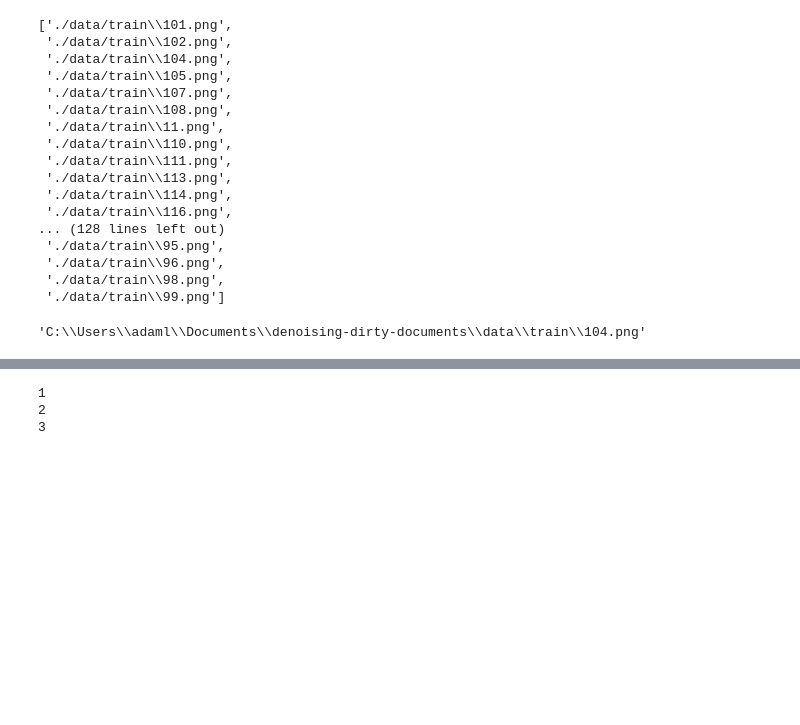
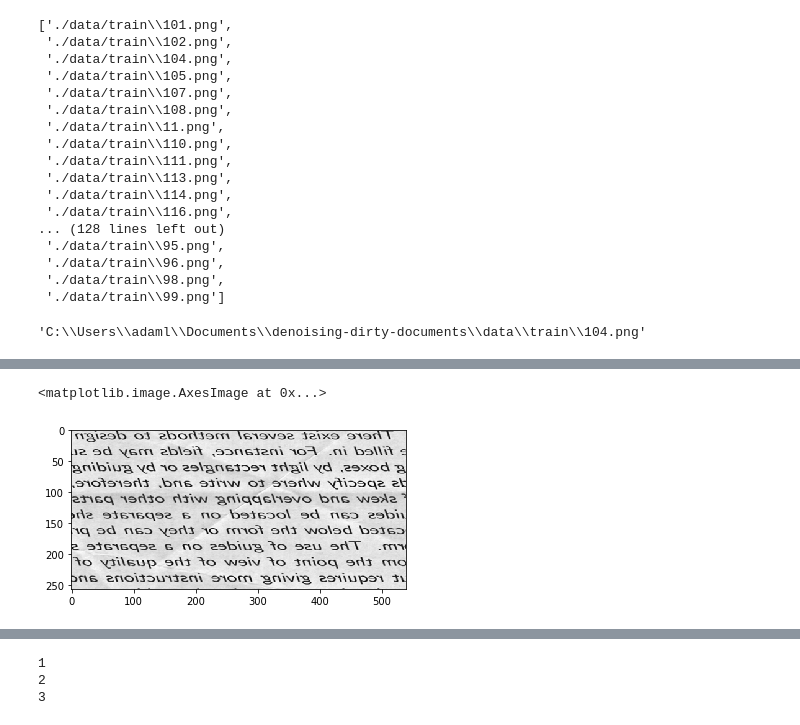
Before and after one commit to jimzers/denoising-docs, a Jupyter notebook: cyclegan_denoising.ipynb, the cells around one changed output, grey strips where cells are left out. Cells and saved outputs as stored; diff of their text form; code cells hidden in the pictures; blank space fills up the shorter version.

```diff
--- a/cyclegan_denoising.ipynb
+++ b/cyclegan_denoising.ipynb
@@ -259,8 +259,8 @@ class DocumentsDataset(Dataset):
             transformed_clean = self.transform(transformed_clean)
 
         # because the image is single channel, we need to unsqueeze so it shows that single channel.
-        transformed_dirty = torch.unsqueeze(transformed_dirty, dim=0)
-        transformed_clean = torch.unsqueeze(transformed_clean, dim=0)
+#         transformed_dirty = torch.unsqueeze(transformed_dirty, dim=0)
+#         transformed_clean = torch.unsqueeze(transformed_clean, dim=0)
 
         return {'dirty': transformed_dirty, 'clean': transformed_clean}
 # %%
@@ -295,12 +295,20 @@ os.path.abspath(test_arr[2])
 # %% [output]
 'C:\\Users\\adaml\\Documents\\denoising-dirty-documents\\data\\train\\104.png'
 # %%
+img_h = 256
+img_w = 540
+# params = {'batch_size': 16,
+#           'shuffle': True,
+#           'num_workers': 10}
+params = {'batch_size': 4,
+          'shuffle': True,
+          'num_workers': 0}
 trans = transforms.Compose([
     transforms.Resize((int(img_h*1.12),int(img_w*1.12)), Image.BICUBIC), # make it bigger so random crop is more random
     transforms.RandomCrop((img_h, img_w)),
     transforms.RandomHorizontalFlip(),
     transforms.ToTensor(),
-    transforms.Normalize(0.5, 0.5) # mean, std of each channel. can provice a tuple for 3 dim images
+    transforms.Normalize((0.5,), (0.5,)) # mean, std of each channel. can provice a tuple for 3 dim images
 ])
 training_set = DocumentsDataset(dirty_dir='./data/train/', clean_dir='./data/train_cleaned/', transform=trans)
 training_generator = DataLoader(training_set, **params)
@@ -308,0 +319,3 @@ NameError: name 'img_h' is not defined
+# %%
+dataiter = iter(training_generator)
+lol = dataiter.next()
@@ -308,0 +351,5 @@ NameError: name 'img_h' is not defined
+# %%
+plt.imshow(lol['dirty'][2].numpy()[0], cmap='gray')
+# %% [output]
+<matplotlib.image.AxesImage at 0x...>
+[figure, added]
```
Also changed, not shown: parts of 8 cells of this notebook.
